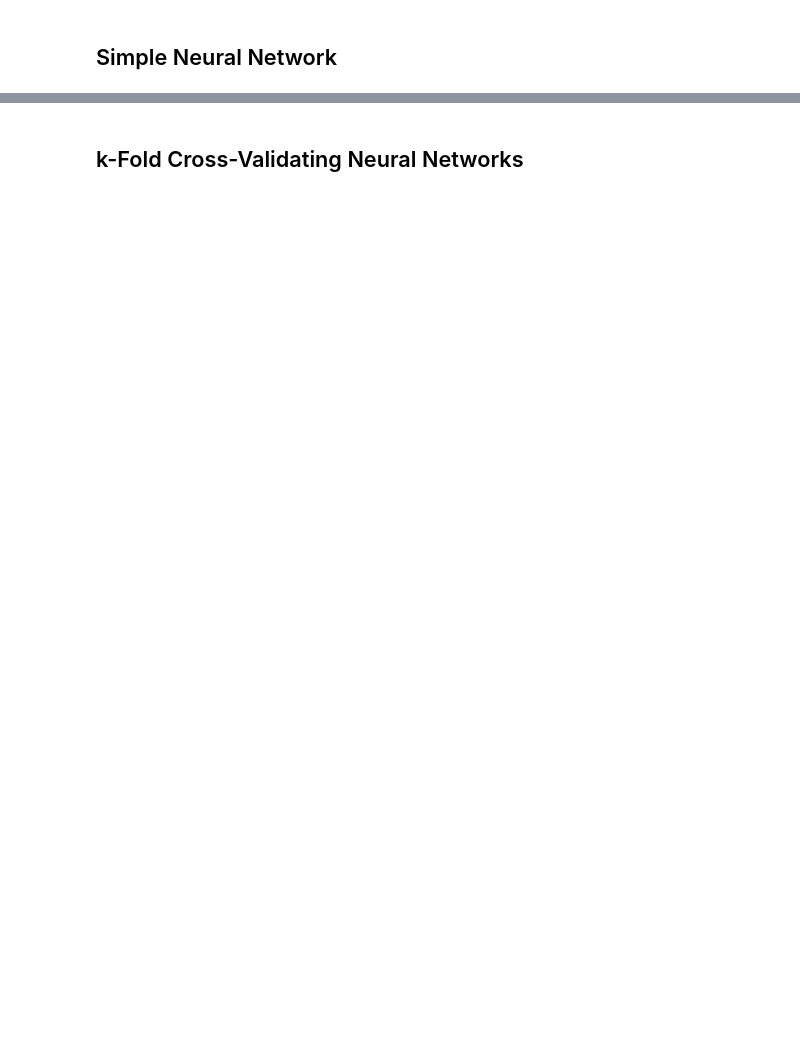
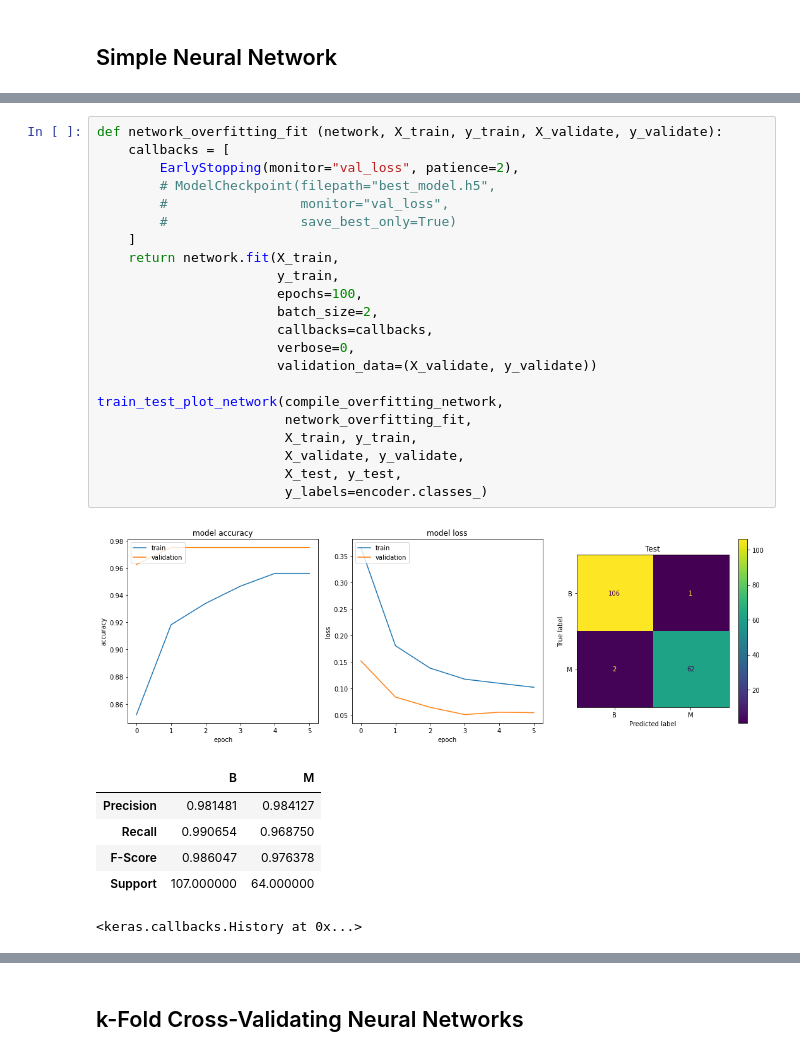
Before and after one commit to tsopeh/neural_networks, a Jupyter notebook: breast_cancer.ipynb, the cells around one changed output, grey strips where cells are left out. Saved outputs shown, nothing was run; the diff lists cells and outputs as text; blank space fills up the shorter version.

```diff
--- a/breast_cancer.ipynb
+++ b/breast_cancer.ipynb
@@ -291,0 +309,30 @@ To enable them in other operations, rebuild TensorFlow with the appropriate comp
+# %%
+def network_overfitting_fit (network, X_train, y_train, X_validate, y_validate):
+    callbacks = [
+        EarlyStopping(monitor="val_loss", patience=2),
+        # ModelCheckpoint(filepath="best_model.h5",
+        #                 monitor="val_loss",
+        #                 save_best_only=True)
+    ]
+    return network.fit(X_train,
+                       y_train,
+                       epochs=100,
+                       batch_size=2,
+                       callbacks=callbacks,
+                       verbose=0,
+                       validation_data=(X_validate, y_validate))
+
+train_test_plot_network(compile_overfitting_network,
+                        network_overfitting_fit,
+                        X_train, y_train,
+                        X_validate, y_validate,
+                        X_test, y_test,
+                        y_labels=encoder.classes_)
+# %% [output]
+[figure, added]
+|  | B | M |
+| Precision | 0.981481 | 0.984127 |
+| Recall | 0.990654 | 0.968750 |
+| F-Score | 0.986047 | 0.976378 |
+| Support | 107.000000 | 64.000000 |
+<keras.callbacks.History at 0x...>
```
Also changed, not shown: parts of 12 cells of this notebook.
